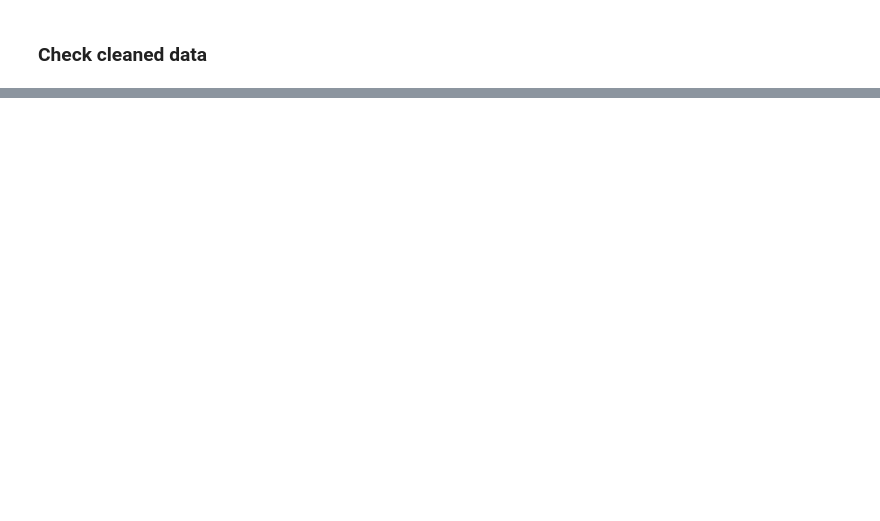
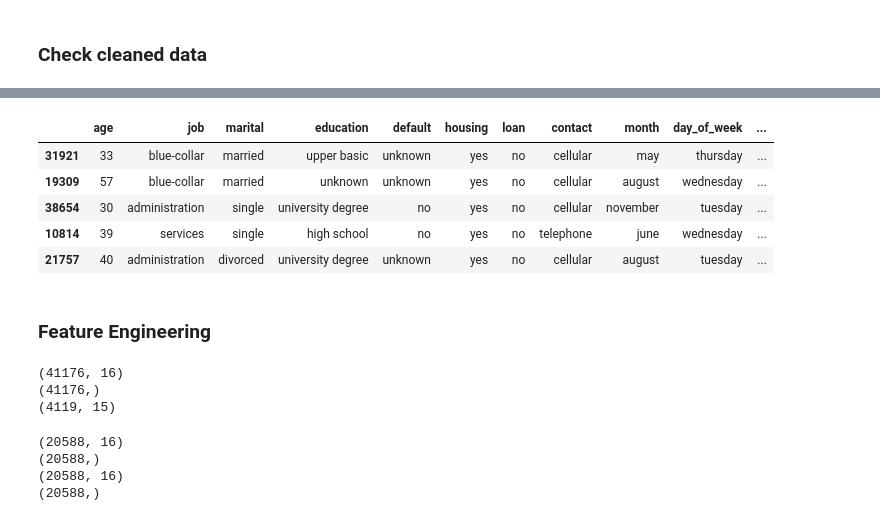
Before and after one commit to elvis-darko/AZUBI-AFRICA---TALENT-MOBILITY-PROGRAM-ASSESSMENT, a Jupyter notebook: ASSETS/dev/client_subscription.ipynb, the cells around one changed output, grey strips where cells are left out. Cells and saved outputs as stored; diff of their text form; code cells hidden in the pictures; blank space fills up the shorter version.

```diff
--- a/ASSETS/dev/client_subscription.ipynb
+++ b/ASSETS/dev/client_subscription.ipynb
@@ -782,0 +871,52 @@ In this section:
+# %%
+# Creating a new column for diference in the number of contacts between the current and previous campaigns
+
+bank_add_full["campaign_diff"] = bank_add_full["campaign"] - bank_add_full["previous"]
+# %%
+# checking the new data randomly
+
+pd.options.display.max_columns = None
+bank_add_full.sample(5, random_state=9)
+# %% [output]
+|  | age | job | marital | education | default | housing | loan | contact | month | day_of_week | ... |
+| 31921 | 33 | blue-collar | married | upper basic | unknown | yes | no | cellular | may | thursday | ... |
+| 19309 | 57 | blue-collar | married | unknown | unknown | yes | no | cellular | august | wednesday | ... |
+| 38654 | 30 | administration | single | university degree | no | yes | no | cellular | november | tuesday | ... |
+| 10814 | 39 | services | single | high school | no | yes | no | telephone | june | wednesday | ... |
+| 21757 | 40 | administration | divorced | university degree | unknown | yes | no | cellular | august | tuesday | ... |
+# %% [markdown]
+### Feature Engineering
+# %%
+# Create x and y for data splitting
+
+y = bank_add_full["term_deposit"]
+x = bank_add_full.drop(columns=["term_deposit"], axis=1)
+
+# Create test data
+bank_test = bank_test.drop(columns=["term_deposit"])
+
+#print shape of x,y and test data
+print(x.shape)
+print(y.shape)
+print(bank_test.shape)
+# %% [output]
+(41176, 16)
+(41176,)
+(4119, 15)
+# %%
+# Split data into train and test data
+
+X_train,X_test,y_train,y_test = train_test_split(x,y, test_size = 0.5,random_state=1)
+
+#print shape of trai data
+print(X_train.shape)
+print(y_train.shape)
+
+# Print shae of test data
+print(X_test.shape)
+print(y_test.shape)
+# %% [output]
+(20588, 16)
+(20588,)
+(20588, 16)
+(20588,)
```
Also changed, not shown: parts of 28 cells of this notebook.
